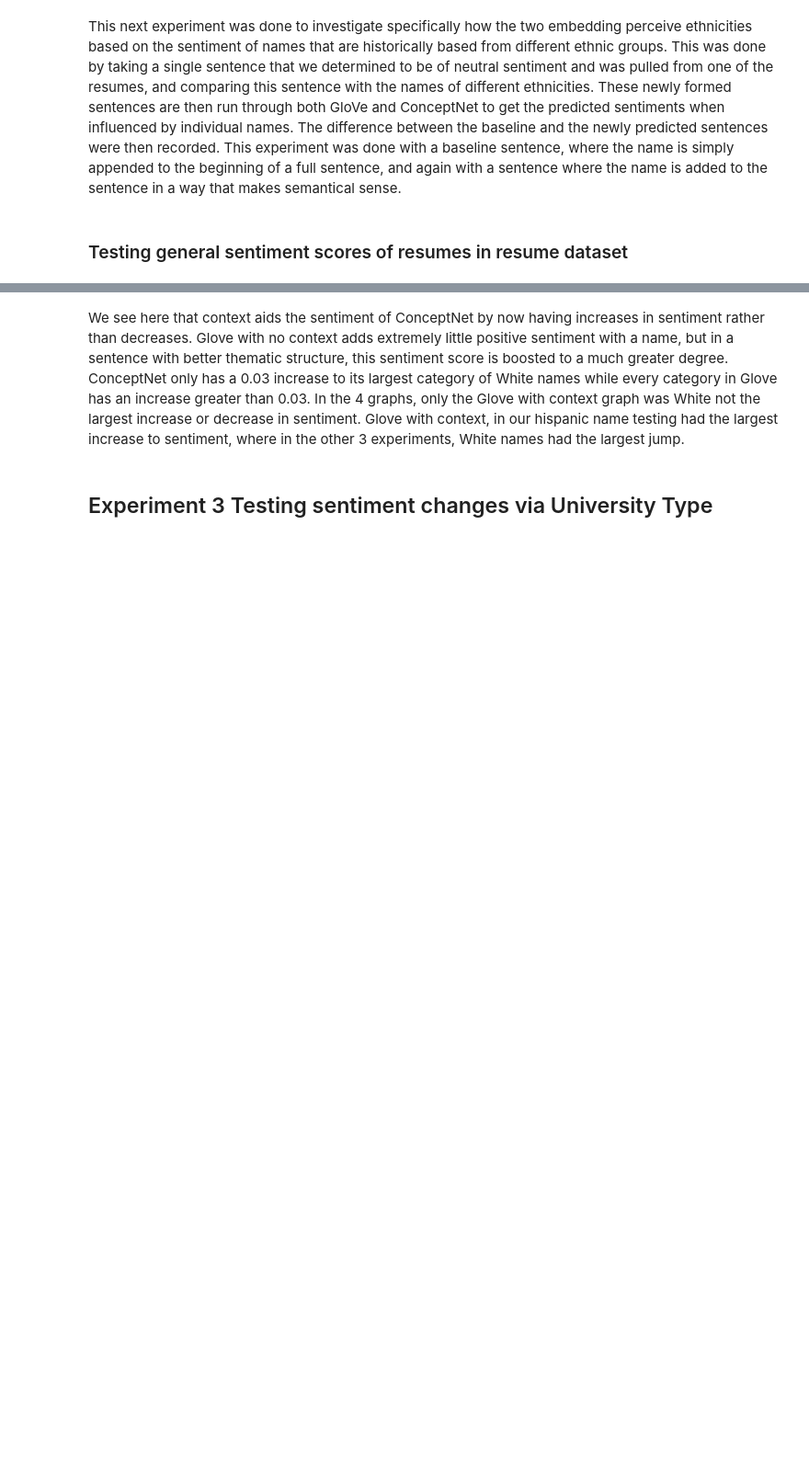
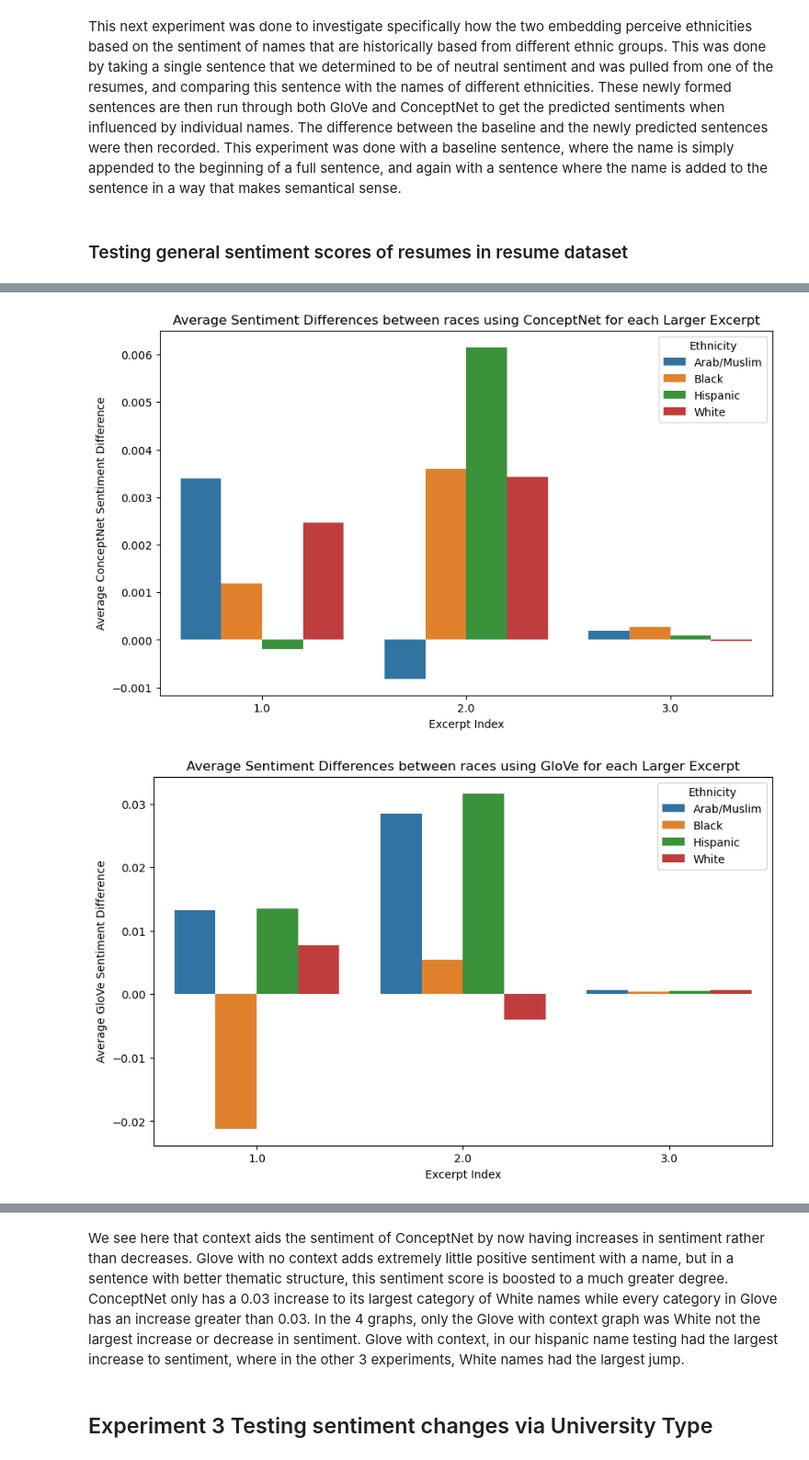
Before and after one commit to lattiric/ML_NN_Final_Proj, a Jupyter notebook: lab_final_rick.ipynb, the cells around one changed output, grey strips where cells are left out. Shown at 92% size. Cells and saved outputs as stored; diff of their text form; code cells hidden in the pictures; blank space fills up the shorter version.

```diff
--- a/lab_final_rick.ipynb
+++ b/lab_final_rick.ipynb
@@ -968,0 +1095,49 @@ Alejandro has over 29 years of progressive experience in the electrical, communi
+# %%
+
+# Group the data by exerpt index and ethnicity
+grouped_data = larger_sent_diff_df.groupby(['exerpt_index', 'Ethnicity'])
+
+# Calculate the average sentiment difference for each racial group within each excerpt index
+average_sentiment_difference = grouped_data.mean().reset_index()
+
+# Plotting the average sentiment difference for ConceptNet
+plt.figure(figsize=(10, 6))
+sns.barplot(data=average_sentiment_difference, x='exerpt_index', y='Sentiment_Difference_ConceptNet', hue='Ethnicity')
+plt.title("Average Sentiment Differences between races using ConceptNet for each Larger Excerpt")
+plt.xlabel('Excerpt Index')
+plt.ylabel('Average ConceptNet Sentiment Difference')
+plt.legend(title='Ethnicity')
+plt.show()
+
+# Plotting the average sentiment difference for GloVe
+plt.figure(figsize=(10, 6))
+sns.barplot(data=average_sentiment_difference, x='exerpt_index', y='Sentiment_Difference_GloVe', hue='Ethnicity')
+plt.title("Average Sentiment Differences between races using GloVe for each Larger Excerpt")
+plt.xlabel('Excerpt Index')
+plt.ylabel('Average GloVe Sentiment Difference')
+plt.legend(title='Ethnicity')
+plt.show()
+
+grouped_data = larger_sent_diff_df.groupby('Ethnicity')
+
+# Calculate the average sentiment difference for each racial group across all excerpts
+average_sentiment_difference = grouped_data.mean().reset_index()
+
+# Plotting the average sentiment difference for ConceptNet
+plt.figure(figsize=(10, 6))
+sns.barplot(data=average_sentiment_difference, x='Ethnicity', y='Sentiment_Difference_ConceptNet')
+plt.title("Average Sentiment Differences of all larger exerpts between races using ConceptNet")
+plt.xlabel('Ethnicity')
+plt.ylabel('Average ConceptNet Sentiment Difference')
+plt.show()
+
+# Plotting the average sentiment difference for GloVe
+plt.figure(figsize=(10, 6))
+sns.barplot(data=average_sentiment_difference, x='Ethnicity', y='Sentiment_Difference_GloVe')
+plt.title("Average Sentiment Differences of all larger exerpts between races using GloVe")
+plt.xlabel('Ethnicity')
+plt.ylabel('Average GloVe Sentiment Difference')
+plt.show()
+# %% [output]
+[figure, added]
+[figure, added]
```
Also changed, not shown: parts of 22 cells of this notebook, 1 other file.
